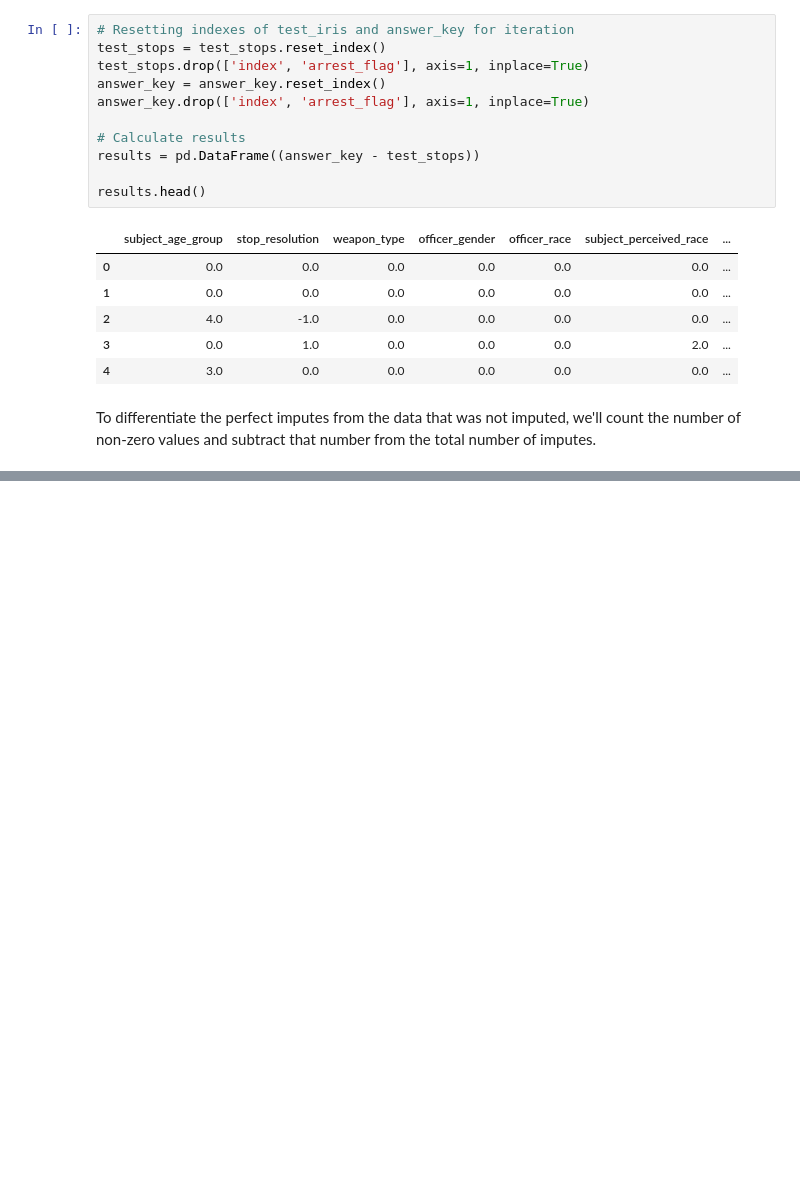
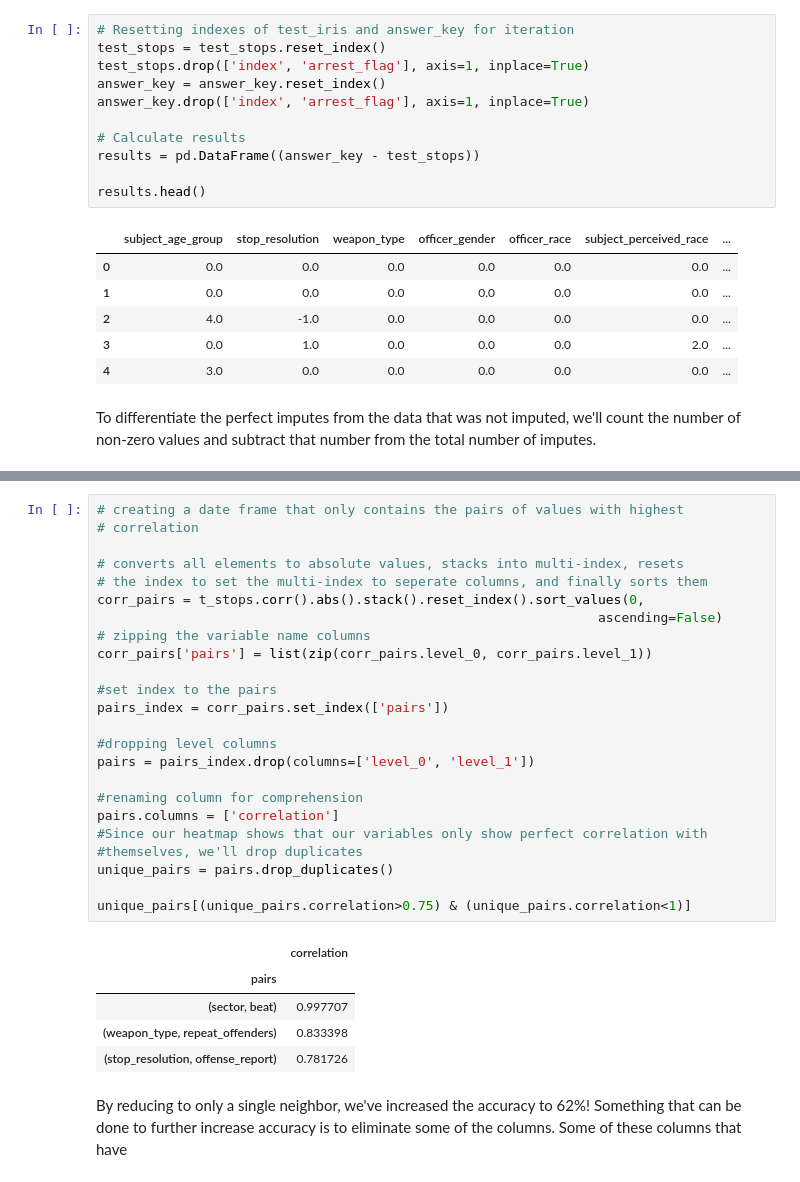
Before and after one commit to bmauss/KNN_Imputation_Evaluation, a Jupyter notebook: Terry_Stops_Data.ipynb, the cells around one changed output, grey strips where cells are left out. Drawn from its saved outputs; the diff is of its cells as text; blank space fills up the shorter version.

```diff
--- a/Terry_Stops_Data.ipynb
+++ b/Terry_Stops_Data.ipynb
@@ -281,0 +450,32 @@ Perfect Imputations: 82004
+# %%
+# creating a date frame that only contains the pairs of values with highest
+# correlation
+
+# converts all elements to absolute values, stacks into multi-index, resets
+# the index to set the multi-index to seperate columns, and finally sorts them
+corr_pairs = t_stops.corr().abs().stack().reset_index().sort_values(0,
+                                                                ascending=False)
+# zipping the variable name columns
+corr_pairs['pairs'] = list(zip(corr_pairs.level_0, corr_pairs.level_1))
+
+#set index to the pairs
+pairs_index = corr_pairs.set_index(['pairs'])
+
+#dropping level columns
+pairs = pairs_index.drop(columns=['level_0', 'level_1'])
+
+#renaming column for comprehension
+pairs.columns = ['correlation']
+#Since our heatmap shows that our variables only show perfect correlation with
+#themselves, we'll drop duplicates
+unique_pairs = pairs.drop_duplicates()
+
+unique_pairs[(unique_pairs.correlation>0.75) & (unique_pairs.correlation<1)]
+# %% [output]
+|  | correlation |
+| pairs |  |
+| (sector, beat) | 0.997707 |
+| (weapon_type, repeat_offenders) | 0.833398 |
+| (stop_resolution, offense_report) | 0.781726 |
+# %% [markdown]
+By reducing to only a single neighbor, we've increased the accuracy to 62%! Something that can be done to further increase accuracy is to eliminate some of the columns.  Some of these columns that have
```
Also changed, not shown: parts of 9 cells of this notebook.
